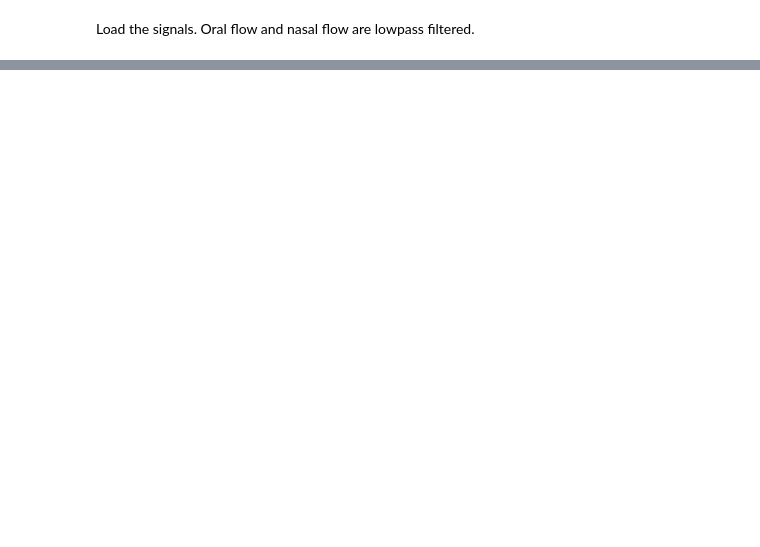
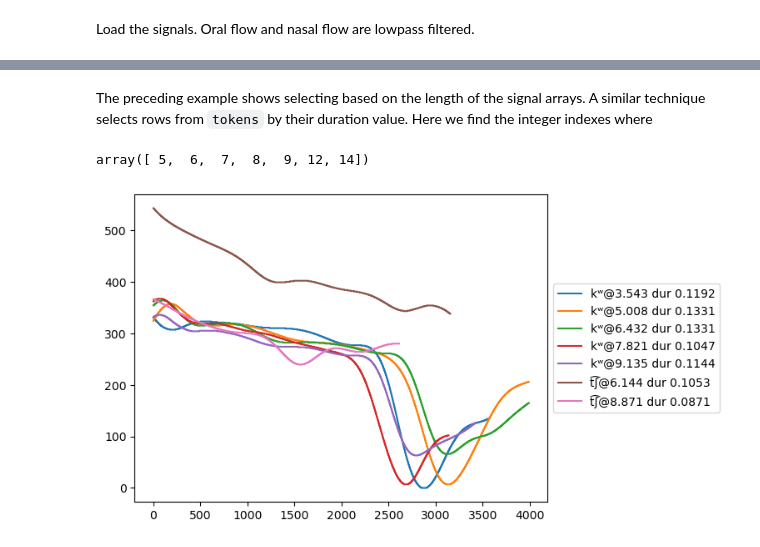
Before and after one commit to rsprouse/amznas, a Jupyter notebook: doc/sample_analysis.ipynb, the cells around one changed output, grey strips where cells are left out. Drawn from its saved outputs; the diff is of its cells as text; code cells hidden in the pictures; blank space fills up the shorter version.

```diff
--- a/doc/sample_analysis.ipynb
+++ b/doc/sample_analysis.ipynb
@@ -157,0 +207,4 @@ for tok in tokens.itertuples():
+# %%
+threshold = 3000
+longidx = np.nonzero([len(s) >= threshold for s in sigs])[0]
+longidx
@@ -157,0 +234,11 @@ for tok in tokens.itertuples():
+# %%
+handles = []
+ax = plt.subplot(111)
+for tok, sig in zip(tokens.iloc[longidx].itertuples(), [sigs[i] for i in longidx]):
+    handles.append(
+        ax.plot(
+            sig,
+            label=f'{tok.label}@{tok.t1:.3f} dur {tok.dur:.4f}'
+        )[0]
+    )
+ax.legend(handles=handles, loc='center left', bbox_to_anchor=(1, 0.5));
@@ -157,0 +247,21 @@ for tok in tokens.itertuples():
+# %% [markdown]
+The preceding example shows selecting based on the length of the signal arrays. A similar technique selects rows from `tokens` by their duration value. Here we find the integer indexes where
+# %%
+durthresh = 0.080
+longidx = np.flatnonzero(tokens['dur'] >= durthresh)
+longidx
+# %% [output]
+array([ 5,  6,  7,  8,  9, 12, 14])
+# %%
+handles = []
+ax = plt.subplot(111)
+for tok, sig in zip(tokens.iloc[longidx].itertuples(), [sigs[i] for i in longidx]):
+    handles.append(
+        ax.plot(
+            sig,
+            label=f'{tok.label}@{tok.t1:.3f} dur {tok.dur:.4f}'
+        )[0]
+    )
+ax.legend(handles=handles, loc='center left', bbox_to_anchor=(1, 0.5));
+# %% [output]
+[figure, added]
```
Also changed, not shown: parts of 18 cells of this notebook.
